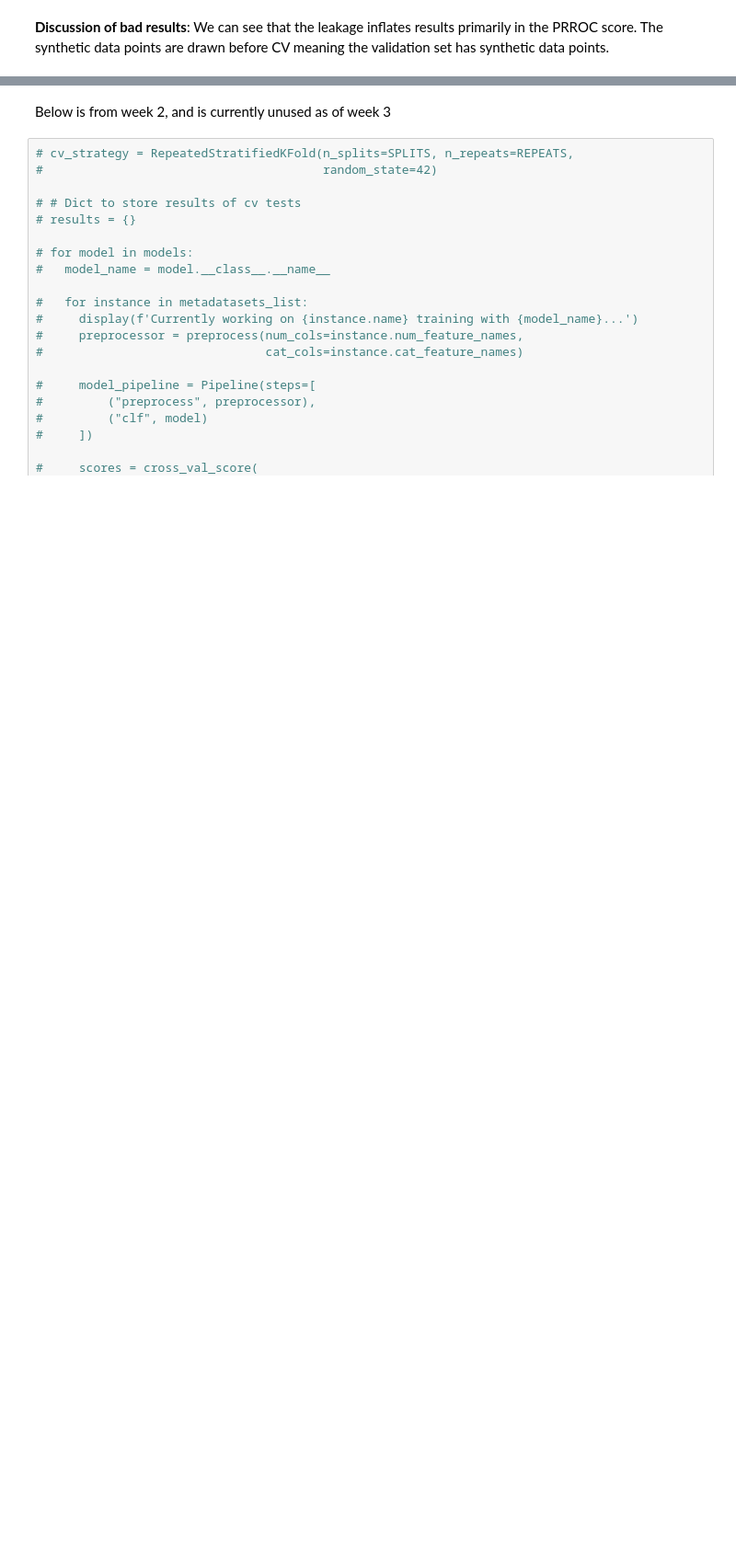
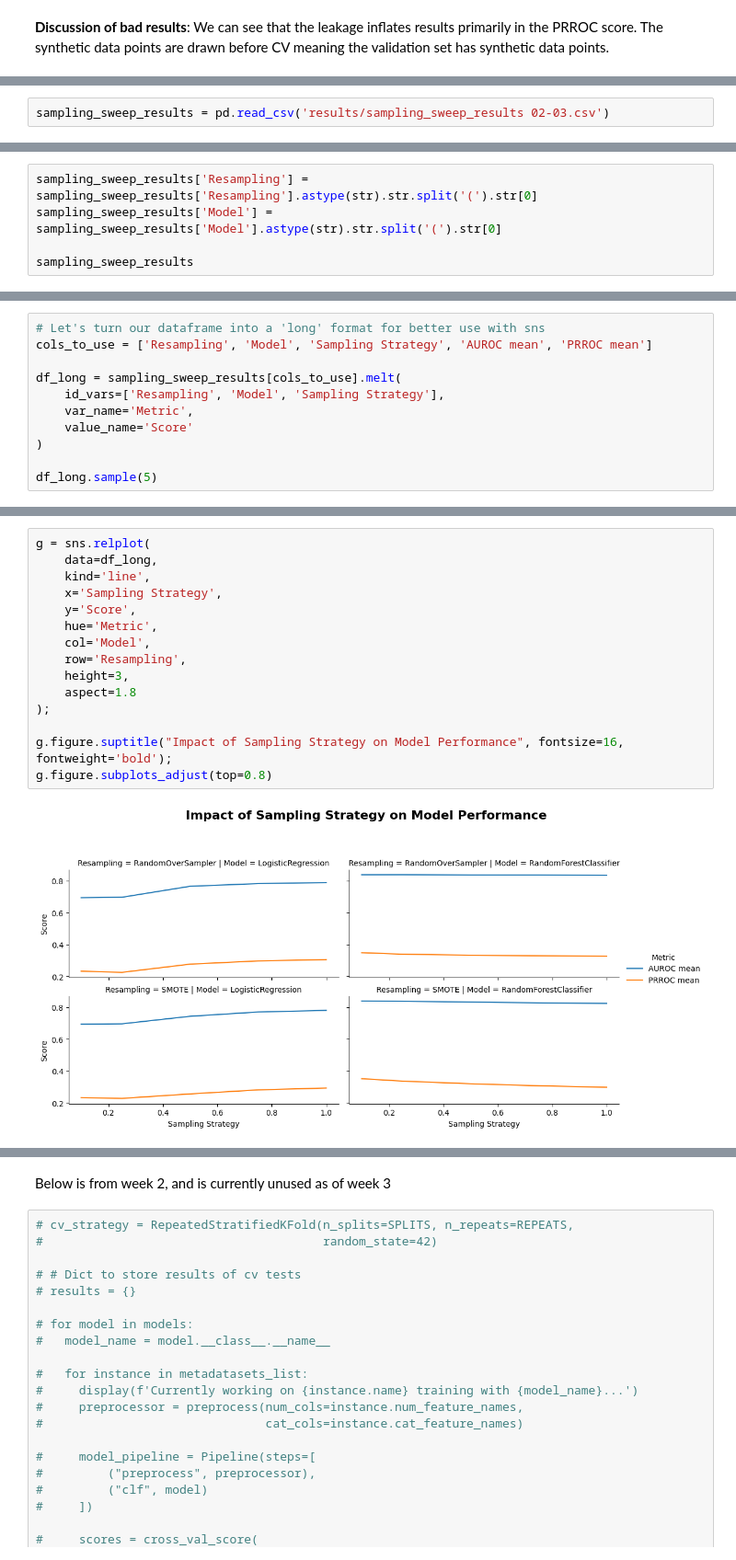
Before and after one commit to DebraBeat/Synthetic-Data-Analysis, a Jupyter notebook: Can_Synthetic_Data_Replace_Real_Data.ipynb, the cells around one changed output, grey strips where cells are left out. Shown at 92% size. Saved outputs shown, nothing was run; the diff lists cells and outputs as text; blank space fills up the shorter version.

```diff
--- a/Can_Synthetic_Data_Replace_Real_Data.ipynb
+++ b/Can_Synthetic_Data_Replace_Real_Data.ipynb
@@ -736,0 +908,2 @@ pd.DataFrame(bad_results)
+# %%
+sampling_sweep_results = pd.read_csv('results/sampling_sweep_results 02-03.csv')
@@ -736,0 +930,5 @@ pd.DataFrame(bad_results)
+# %%
+sampling_sweep_results['Resampling'] = sampling_sweep_results['Resampling'].astype(str).str.split('(').str[0]
+sampling_sweep_results['Model'] = sampling_sweep_results['Model'].astype(str).str.split('(').str[0]
+
+sampling_sweep_results
@@ -736,0 +953,11 @@ pd.DataFrame(bad_results)
+# %%
+# Let's turn our dataframe into a 'long' format for better use with sns
+cols_to_use = ['Resampling', 'Model', 'Sampling Strategy', 'AUROC mean', 'PRROC mean']
+
+df_long = sampling_sweep_results[cols_to_use].melt(
+    id_vars=['Resampling', 'Model', 'Sampling Strategy'],
+    var_name='Metric',
+    value_name='Score'
+)
+
+df_long.sample(5)
@@ -736,0 +971,17 @@ pd.DataFrame(bad_results)
+# %%
+g = sns.relplot(
+    data=df_long,
+    kind='line',
+    x='Sampling Strategy',
+    y='Score',
+    hue='Metric',
+    col='Model',
+    row='Resampling',
+    height=3,
+    aspect=1.8
+);
+
+g.figure.suptitle("Impact of Sampling Strategy on Model Performance", fontsize=16, fontweight='bold');
+g.figure.subplots_adjust(top=0.8)
+# %% [output]
+[figure, added]
```
Also changed, not shown: parts of 27 cells of this notebook, 2 other files.
